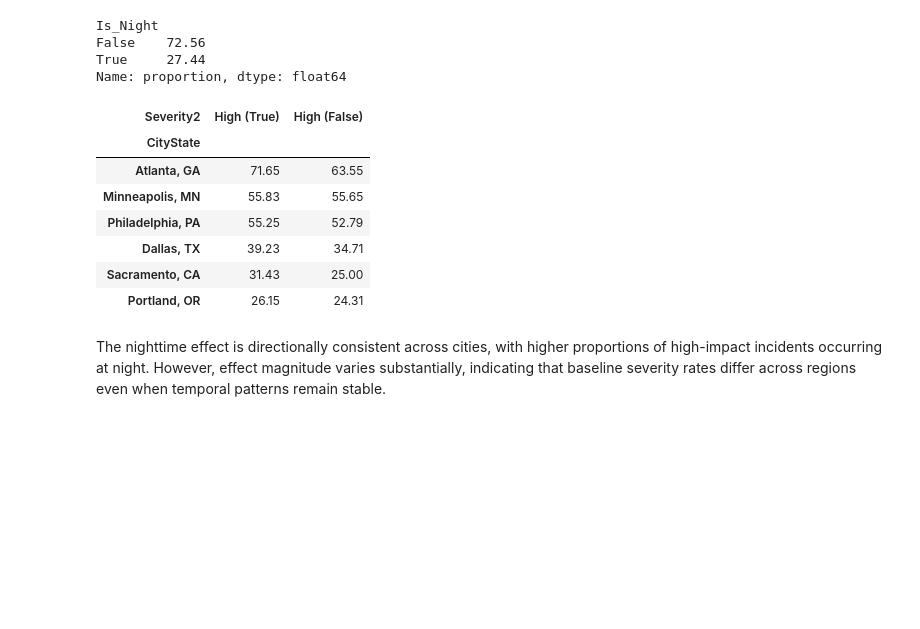
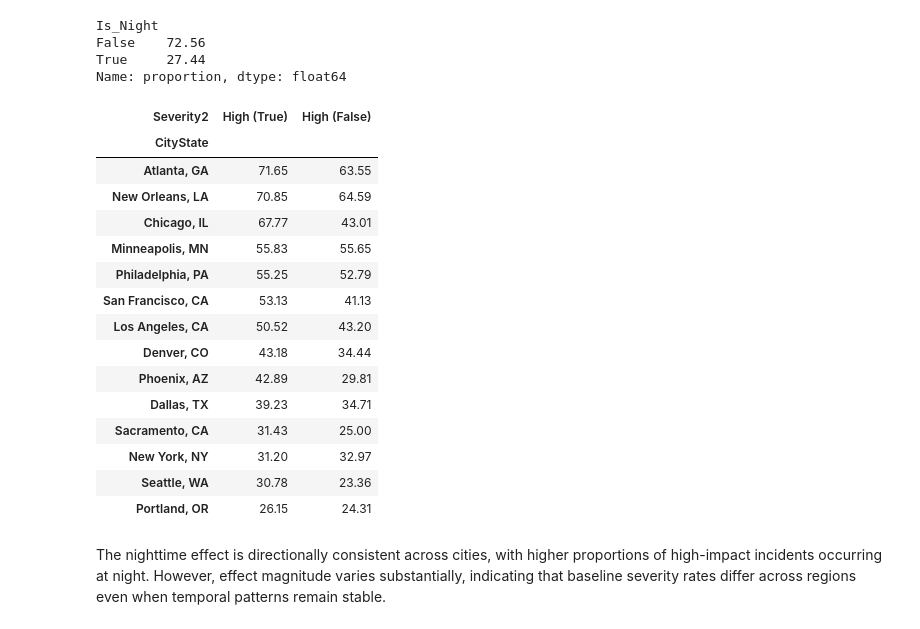
Before and after one commit to cdngouma/traffic-severity-generalization, a Jupyter notebook: notebooks/01_data_audit.ipynb, the cells around one changed output. Saved outputs shown, nothing was run; the diff lists cells and outputs as text; code cells hidden in the pictures; blank space fills up the shorter version.

```diff
--- a/notebooks/01_data_audit.ipynb
+++ b/notebooks/01_data_audit.ipynb
@@ -988,14 +1188,22 @@ night_false = (
-# %%
-pd.merge(night_true, night_false, left_index=True, right_index=True)
-# %% [output]
-| Severity2 | High (True) | High (False) |
-| CityState |  |  |
-| Atlanta, GA | 71.65 | 63.55 |
-| Minneapolis, MN | 55.83 | 55.65 |
-| Philadelphia, PA | 55.25 | 52.79 |
-| Dallas, TX | 39.23 | 34.71 |
-| Sacramento, CA | 31.43 | 25.00 |
-| Portland, OR | 26.15 | 24.31 |
+# %%
+cross_city_check(df=verify_df, col="Is_Night", cities=cities_verify)
+# %% [output]
+| Severity2 | High (True) | High (False) |
+| CityState |  |  |
+| Atlanta, GA | 71.65 | 63.55 |
+| New Orleans, LA | 70.85 | 64.59 |
+| Chicago, IL | 67.77 | 43.01 |
+| Minneapolis, MN | 55.83 | 55.65 |
+| Philadelphia, PA | 55.25 | 52.79 |
+| San Francisco, CA | 53.13 | 41.13 |
+| Los Angeles, CA | 50.52 | 43.20 |
+| Denver, CO | 43.18 | 34.44 |
+| Phoenix, AZ | 42.89 | 29.81 |
+| Dallas, TX | 39.23 | 34.71 |
+| Sacramento, CA | 31.43 | 25.00 |
+| New York, NY | 31.20 | 32.97 |
+| Seattle, WA | 30.78 | 23.36 |
+| Portland, OR | 26.15 | 24.31 |
 # %% [markdown]
 The nighttime effect is directionally consistent across cities, with higher proportions of high-impact incidents occurring at night. However, effect magnitude varies substantially, indicating that baseline severity rates differ across regions even when temporal patterns remain stable.
 # %% [markdown]
```
Also changed, not shown: parts of 60 cells of this notebook.
